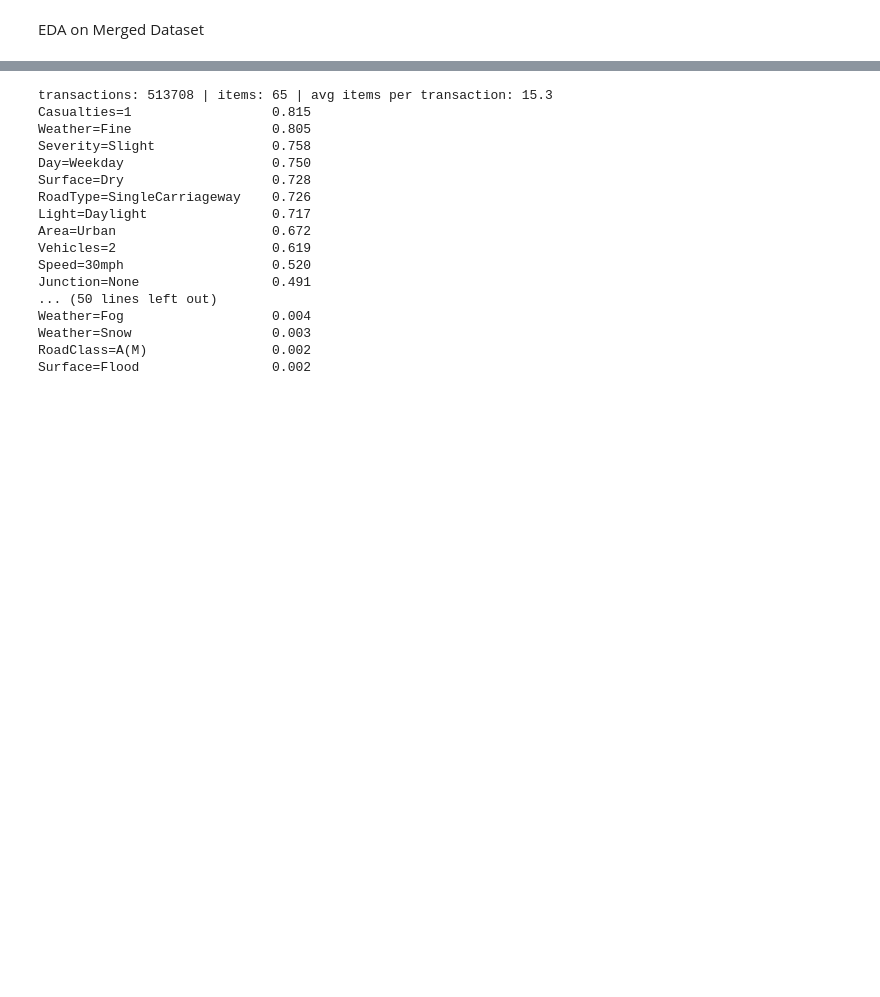
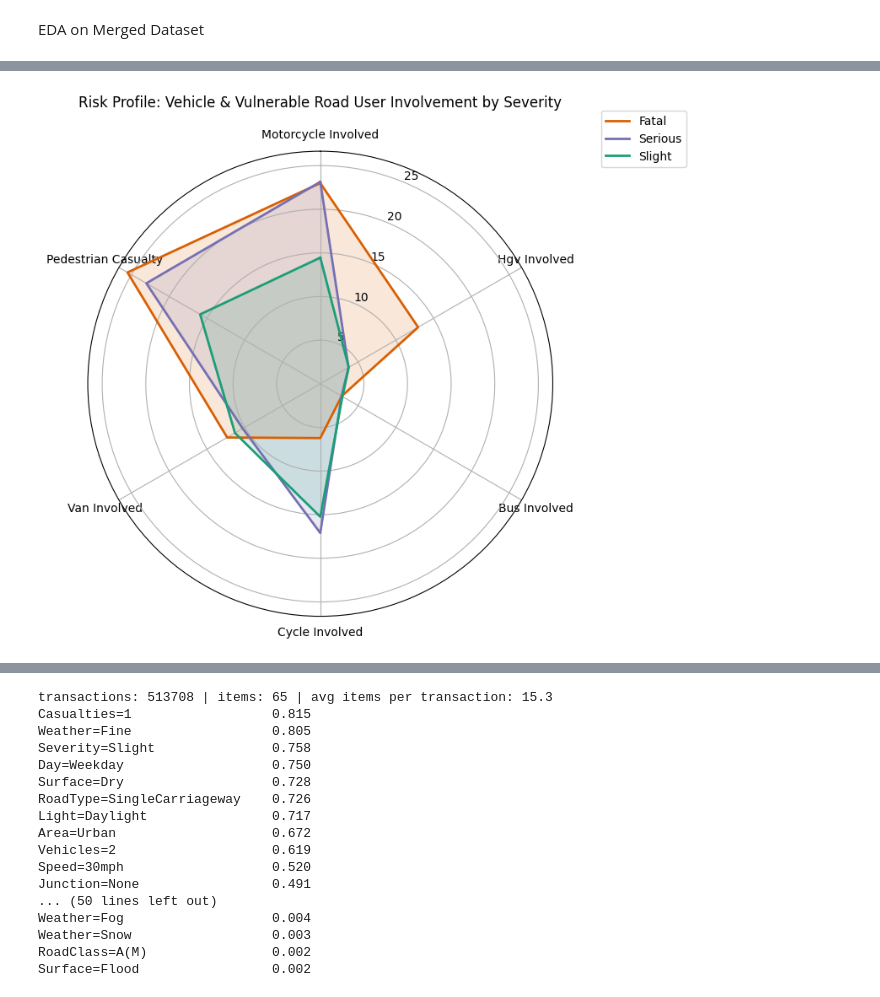
Before and after one commit to ghadiadeepali/Road_Accident_Pattern_Mining_and_Severity-Analysis, a Jupyter notebook: code.ipynb, the cells around one changed output, grey strips where cells are left out. Drawn from its saved outputs; the diff is of its cells as text; code cells hidden in the pictures; blank space fills up the shorter version.

```diff
--- a/code.ipynb
+++ b/code.ipynb
@@ -749,0 +756,47 @@ Rules followed here:
+# %%
+# 1. Define features and data
+radar_features = [
+    "motorcycle_involved", "hgv_involved", "bus_involved",
+    "cycle_involved", "van_involved", "pedestrian_casualty"
+]
+
+severity_profiles = df_merged.groupby("collision_severity")[radar_features].mean() * 100
+severity_profiles.index = ["Fatal", "Serious", "Slight"]
+
+labels = [f.replace("_", " ").title() for f in radar_features]
+num_vars = len(labels)
+
+# 2. Generate exact angles for the 6 categories
+angles = np.linspace(0, 2 * np.pi, num_vars, endpoint=False)
+# Create a closed-loop version for polygon plotting (repeating the first angle at the end)
+plot_angles = np.append(angles, angles[0])
+
+fig, ax = plt.subplots(figsize=(8, 8), subplot_kw=dict(polar=True))
+
+colors = {
+    "Fatal": "#d95f02",
+    "Serious": "#7570b3",
+    "Slight": "#1b9e77"
+}
+
+for severity_label, row in severity_profiles.iterrows():
+    values = row.values.flatten().tolist()
+    # Close the loop for values as well
+    values.append(values[0])
+
+    ax.plot(plot_angles, values, linewidth=2, linestyle='solid', label=severity_label, color=colors[severity_label])
+    ax.fill(plot_angles, values, color=colors[severity_label], alpha=0.15)
+
+ax.set_theta_offset(np.pi / 2)
+ax.set_theta_direction(-1)
+
+# 3. Explicitly map the 6 tick angles to the 6 labels
+ax.set_xticks(angles)
+ax.set_xticklabels(labels, fontsize=10)
+
+ax.set_title("Risk Profile: Vehicle & Vulnerable Road User Involvement by Severity", y=1.08, fontsize=12)
+ax.legend(loc='upper right', bbox_to_anchor=(1.3, 1.1))
+plt.tight_layout()
+plt.show()
+# %% [output]
+[figure, added]
```
Also changed, not shown: parts of 14 cells of this notebook.
